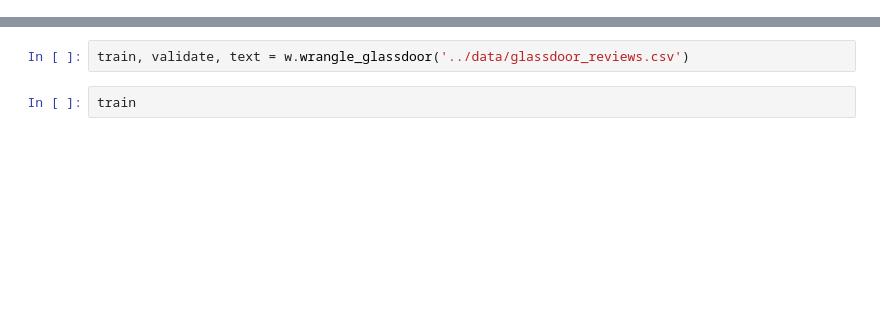
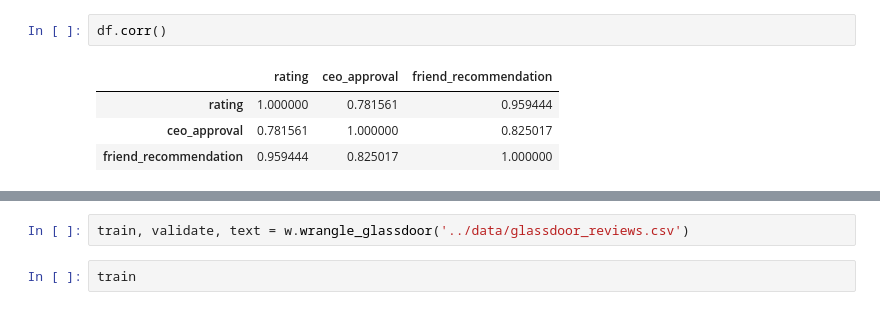
Before and after one commit to glassdoorstars/glassdoor-rating-predictions, a Jupyter notebook: Martin/Untitled.ipynb, the cells around one changed output, grey strips where cells are left out. Saved outputs shown, nothing was run; the diff lists cells and outputs as text; blank space fills up the shorter version.

```diff
--- a/Martin/Untitled.ipynb
+++ b/Martin/Untitled.ipynb
@@ -55,0 +26,7 @@ df2
+# %%
+df.corr()
+# %% [output]
+|  | rating | ceo_approval | friend_recommendation |
+| rating | 1.000000 | 0.781561 | 0.959444 |
+| ceo_approval | 0.781561 | 1.000000 | 0.825017 |
+| friend_recommendation | 0.959444 | 0.825017 | 1.000000 |
```
Also changed, not shown: parts of 10 cells of this notebook, 11 other files.
